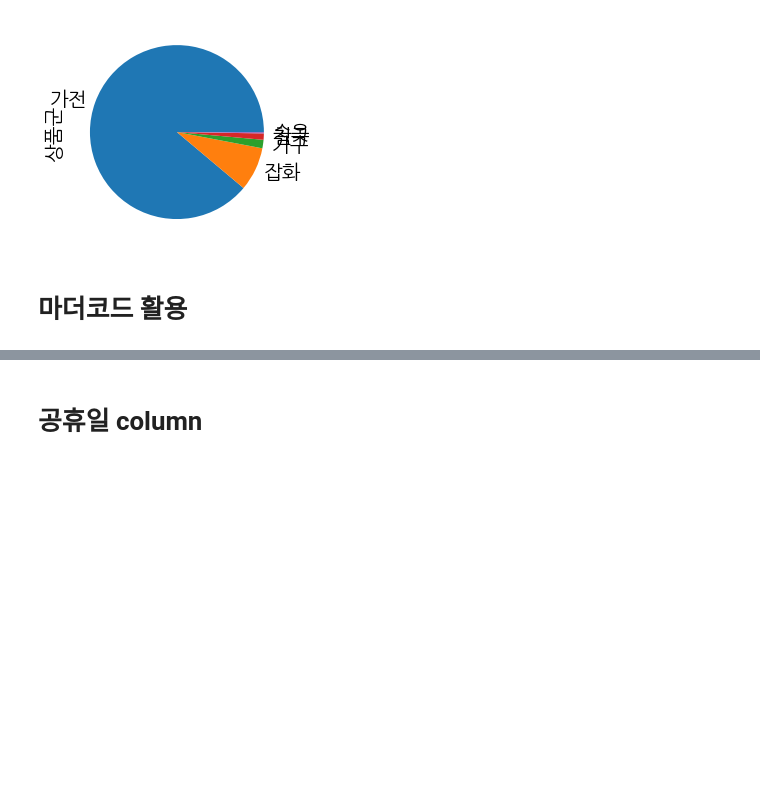
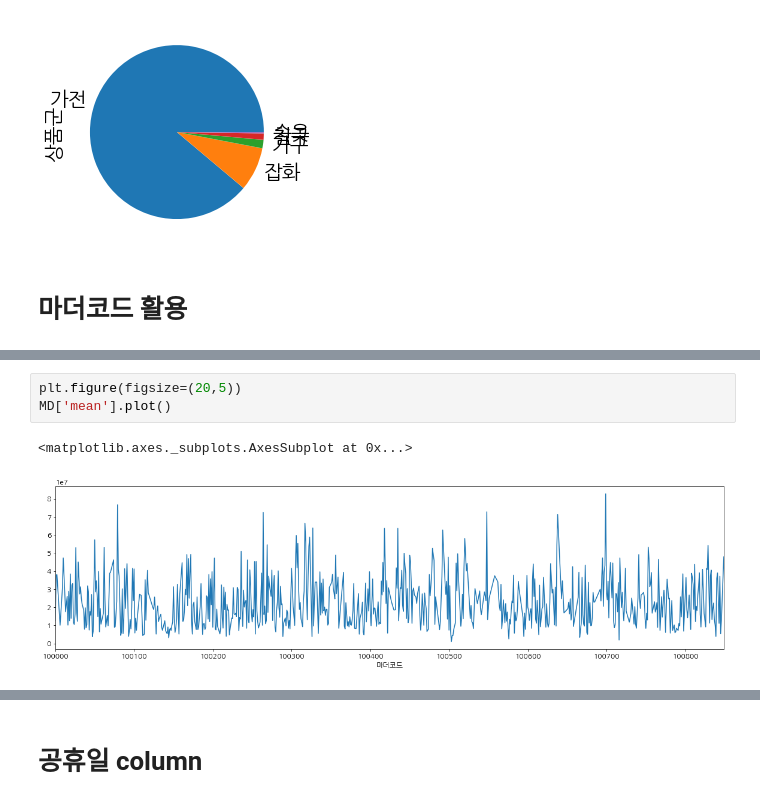
Before and after one commit to shp1204/WANPANMAN, a Jupyter notebook: EDA_ongoing.ipynb, the cells around one changed output, grey strips where cells are left out. Cells and saved outputs as stored; diff of their text form; blank space fills up the shorter version.

```diff
--- a/EDA_ongoing.ipynb
+++ b/EDA_ongoing.ipynb
@@ -971,0 +1297,6 @@ Name: 취급액, Length: 687, dtype: float64
+# %%
+plt.figure(figsize=(20,5))
+MD['mean'].plot()
+# %% [output]
+<matplotlib.axes._subplots.AxesSubplot at 0x...>
+[figure, added]
```
Also changed, not shown: parts of 52 cells of this notebook, 3 other files.
